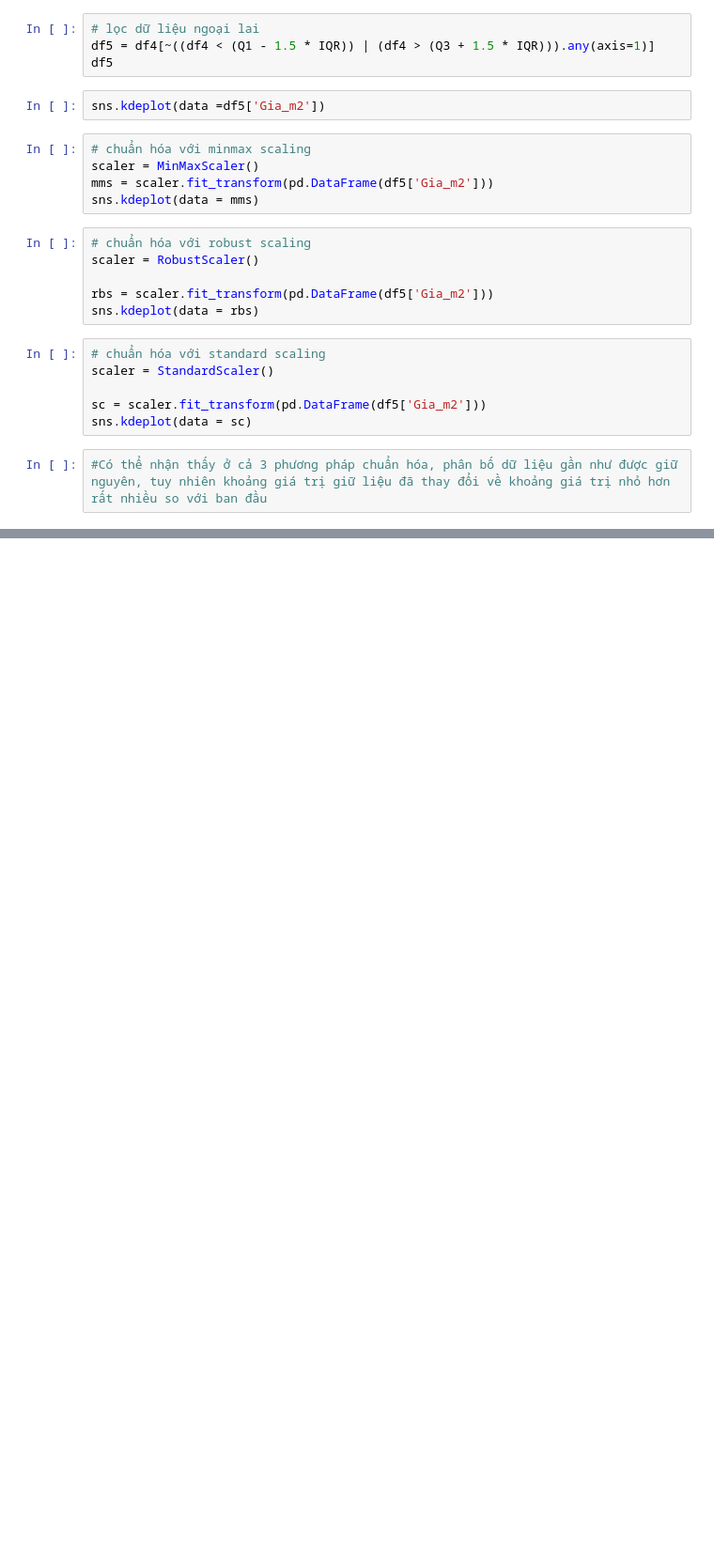
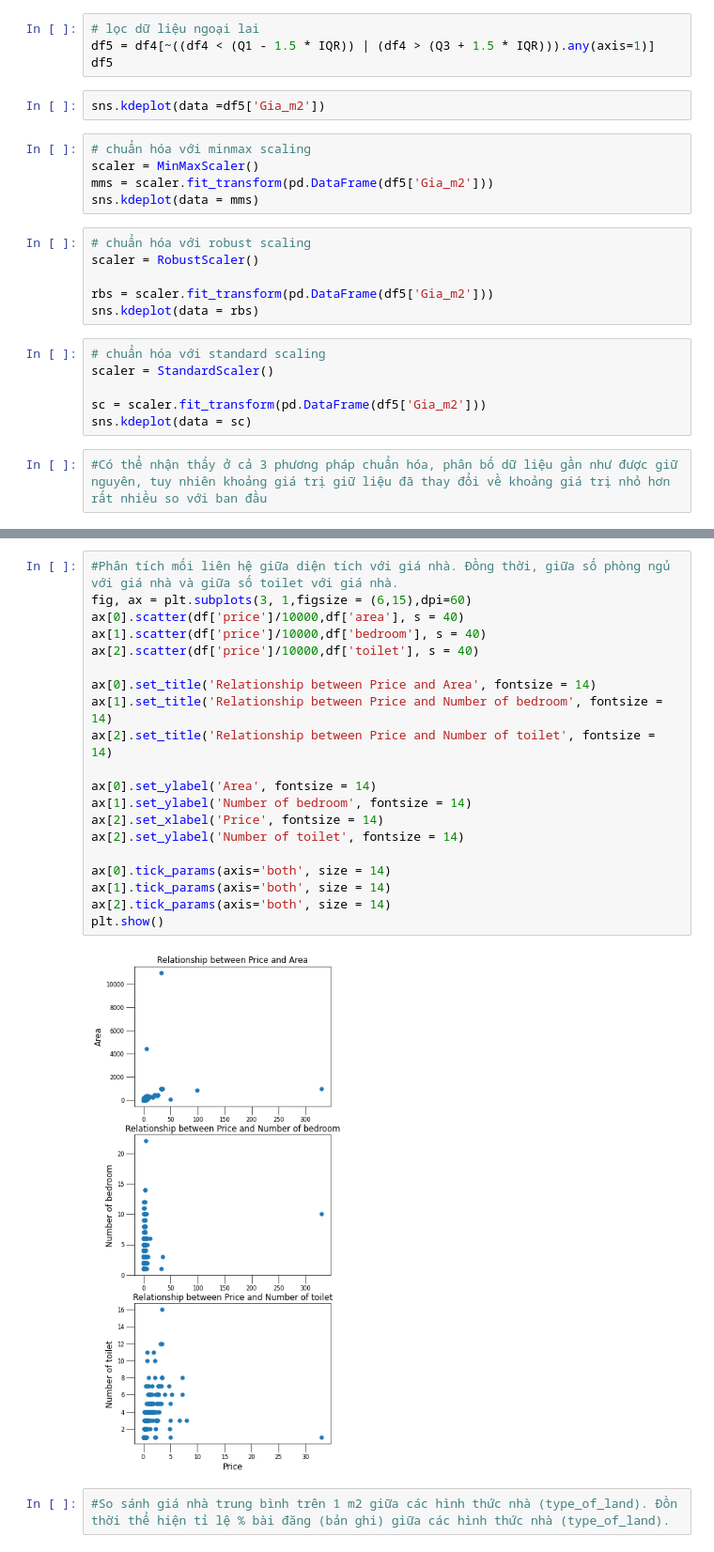
Before and after one commit to Trang27cl/testgit, a Jupyter notebook: house_price_Dống-Da_Hà-Nội_subdata.ipynb, the cells around one changed output, grey strips where cells are left out. Shown at 94% size. Drawn from its saved outputs; the diff is of its cells as text; blank space fills up the shorter version.

```diff
--- a/house_price_Dống-Da_Hà-Nội_subdata.ipynb
+++ b/house_price_Dống-Da_Hà-Nội_subdata.ipynb
@@ -167,0 +146,24 @@ plt.show()
+# %%
+#Phân tích mối liên hệ giữa diện tích với giá nhà. Đồng thời, giữa số phòng ngủ với giá nhà và giữa số toilet với giá nhà.
+fig, ax = plt.subplots(3, 1,figsize = (6,15),dpi=60)
+ax[0].scatter(df['price']/10000,df['area'], s = 40)
+ax[1].scatter(df['price']/10000,df['bedroom'], s = 40)
+ax[2].scatter(df['price']/10000,df['toilet'], s = 40)
+
+ax[0].set_title('Relationship between Price and Area', fontsize = 14)
+ax[1].set_title('Relationship between Price and Number of bedroom', fontsize = 14)
+ax[2].set_title('Relationship between Price and Number of toilet', fontsize = 14)
+
+ax[0].set_ylabel('Area', fontsize = 14)
+ax[1].set_ylabel('Number of bedroom', fontsize = 14)
+ax[2].set_xlabel('Price', fontsize = 14)
+ax[2].set_ylabel('Number of toilet', fontsize = 14)
+
+ax[0].tick_params(axis='both', size = 14)
+ax[1].tick_params(axis='both', size = 14)
+ax[2].tick_params(axis='both', size = 14)
+plt.show()
+# %% [output]
+[figure, added]
+# %%
+#So sánh giá nhà trung bình trên 1 m2 giữa các hình thức nhà (type_of_land). Đồn thời thể hiện tỉ lệ % bài đăng (bản ghi) giữa các hình thức nhà (type_of_land).
```
Also changed, not shown: parts of 6 cells of this notebook.
